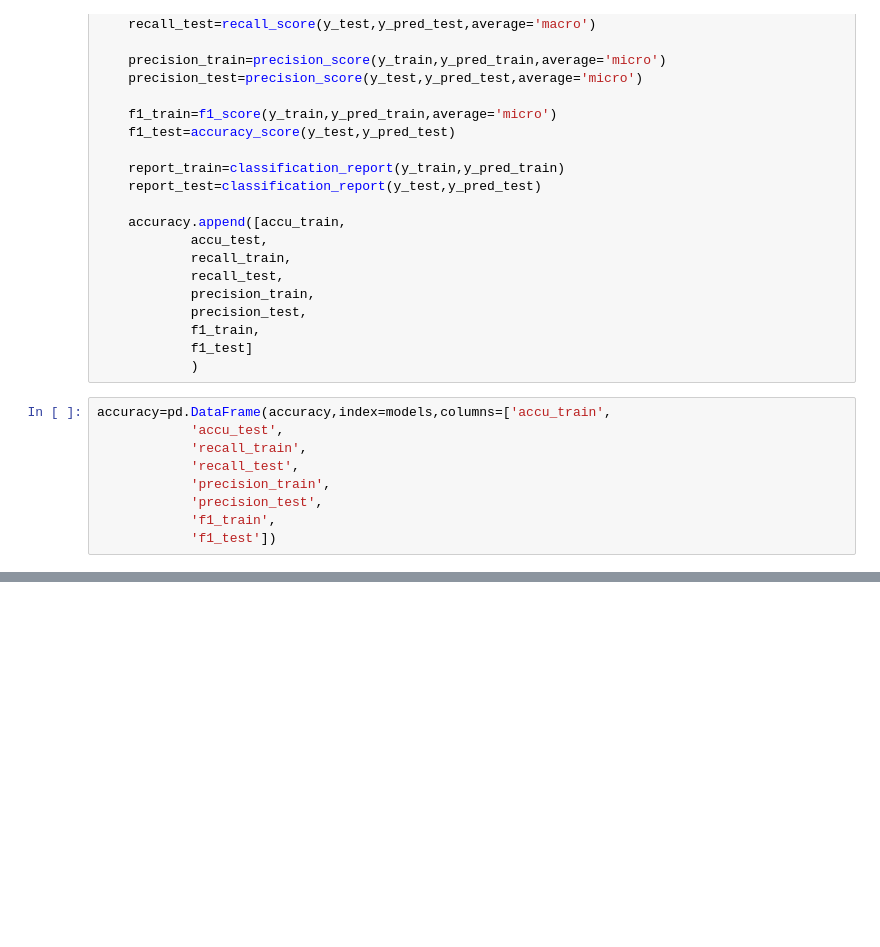
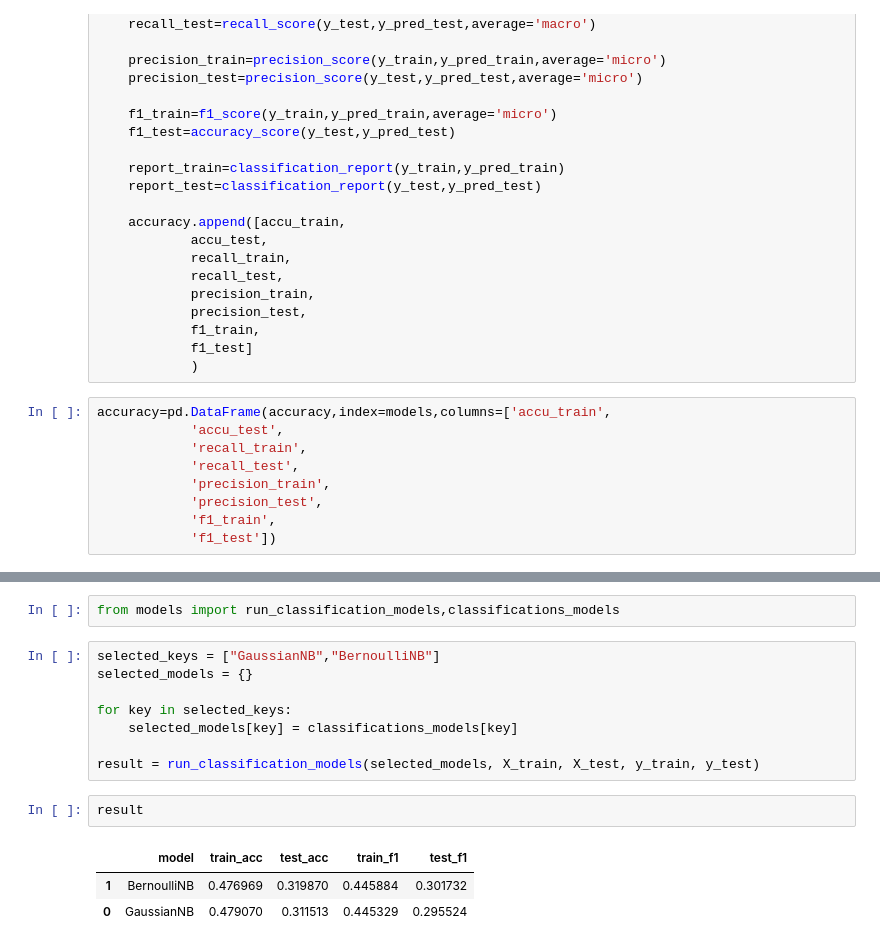
Before and after one commit to ASTROBOX1/practice, a Jupyter notebook: ex_005.ipynb, the cells around one changed output, grey strips where cells are left out. Cells and saved outputs as stored; diff of their text form; blank space fills up the shorter version.

```diff
--- a/ex_005.ipynb
+++ b/ex_005.ipynb
@@ -405,0 +406,16 @@ accuracy
+# %%
+from models import run_classification_models,classifications_models
+# %%
+selected_keys = ["GaussianNB","BernoulliNB"]
+selected_models = {}
+
+for key in selected_keys:
+    selected_models[key] = classifications_models[key]
+
+result = run_classification_models(selected_models, X_train, X_test, y_train, y_test)
+# %%
+result
+# %% [output]
+|  | model | train_acc | test_acc | train_f1 | test_f1 |
+| 1 | BernoulliNB | 0.476969 | 0.319870 | 0.445884 | 0.301732 |
+| 0 | GaussianNB | 0.479070 | 0.311513 | 0.445329 | 0.295524 |
```
Also changed, not shown: parts of 2 cells of this notebook, 40 other files.
